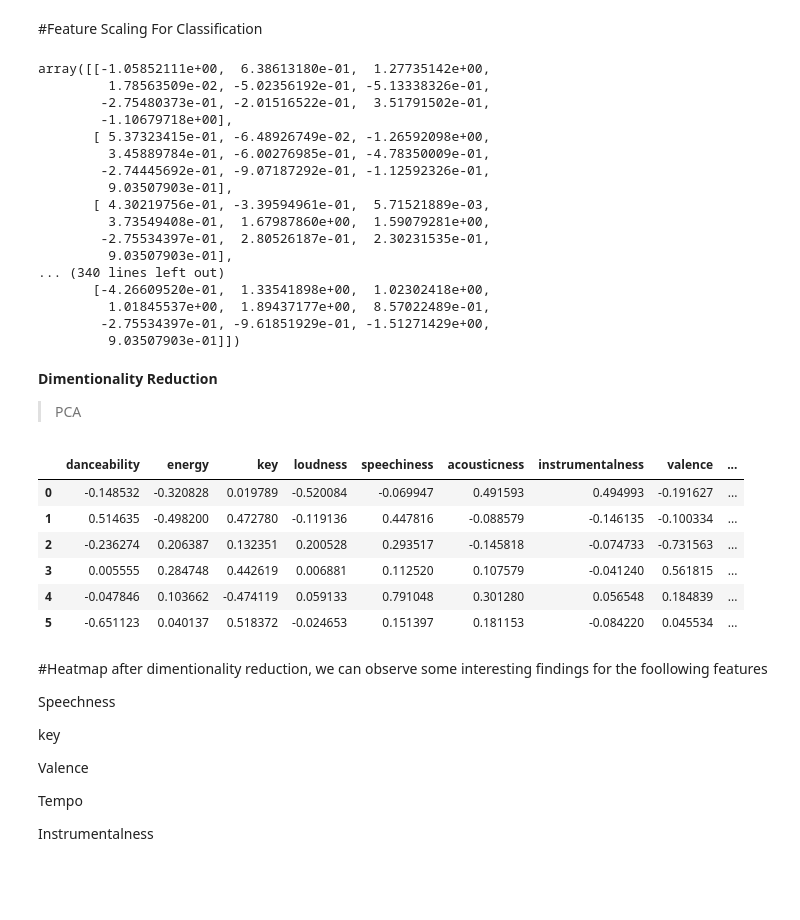
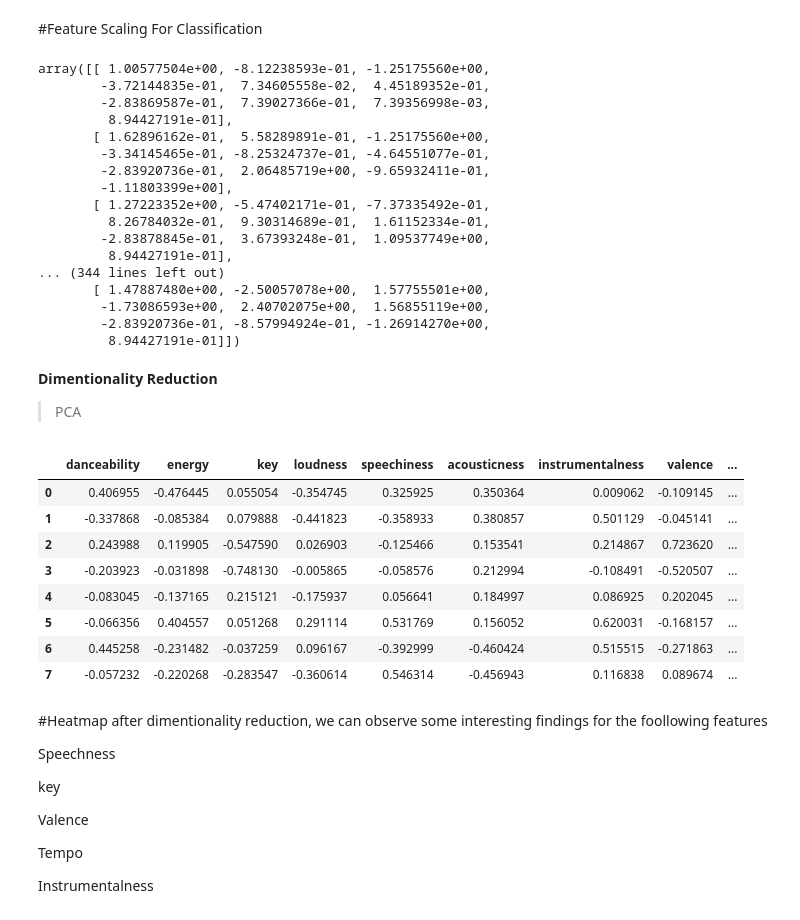
Before and after one commit to mosh98/spotify_dataset_exploration, a Jupyter notebook: Classifier_spotify_habits.ipynb, the cells around one changed output. Cells and saved outputs as stored; diff of their text form; code cells hidden in the pictures; blank space fills up the shorter version.

```diff
--- a/Classifier_spotify_habits.ipynb
+++ b/Classifier_spotify_habits.ipynb
@@ -110,3 +128,6 @@ liked_columns
 # %%
 df['time_signature'] = pd.DataFrame(np.ones( (df.shape[0],1) ), index = df.index )
-df
+likedSong = df.replace({1.0:None})
+likedSong = likedSong.replace({None:1})
+
+#df
@@ -113,2 +157,5 @@ df
 # %%
 df_song_i_dont_like['time_signature'] = pd.DataFrame(np.zeros( (df_song_i_dont_like.shape[0],1) ), index = df_song_i_dont_like.index )
+#df_song_i_dont_like = df.replace(1.0,1,inplace=True)
+df_song_i_dont_like = df_song_i_dont_like.replace({0.0:None})
+df_song_i_dont_like = df_song_i_dont_like.replace({None:0})
@@ -116,7 +183,7 @@ df_song_i_dont_like['time_signature'] = pd.DataFrame(np.zeros( (df_song_i_dont_l
 #Concat the the two dataframe with shuffle
 # %%
 #Big data ;)
-bigdata = df.append(df_song_i_dont_like, ignore_index=True)
+bigdata = likedSong.append(df_song_i_dont_like, ignore_index=True)
 bigdata= bigdata.sample(frac=1).reset_index(drop=True)
 bigdata
 # %% [output]
@@ -198,23 +268,23 @@ data_standardized = scaler.fit_transform(new_data)
 
 data_standardized
 # %% [output]
-array([[-1.05852111e+00,  6.38613180e-01,  1.27735142e+00,
-         1.78563509e-02, -5.02356192e-01, -5.13338326e-01,
-        -2.75480373e-01, -2.01516522e-01,  3.51791502e-01,
-        -1.10679718e+00],
-       [ 5.37323415e-01, -6.48926749e-02, -1.26592098e+00,
-         3.45889784e-01, -6.00276985e-01, -4.78350009e-01,
-        -2.74445692e-01, -9.07187292e-01, -1.12592326e-01,
-         9.03507903e-01],
-       [ 4.30219756e-01, -3.39594961e-01,  5.71521889e-03,
-         3.73549408e-01,  1.67987860e+00,  1.59079281e+00,
-        -2.75534397e-01,  2.80526187e-01,  2.30231535e-01,
-         9.03507903e-01],
-... (340 lines left out)
-       [-4.26609520e-01,  1.33541898e+00,  1.02302418e+00,
-         1.01845537e+00,  1.89437177e+00,  8.57022489e-01,
-        -2.75534397e-01, -9.61851929e-01, -1.51271429e+00,
-         9.03507903e-01]])
+array([[ 1.00577504e+00, -8.12238593e-01, -1.25175560e+00,
+        -3.72144835e-01,  7.34605558e-02,  4.45189352e-01,
+        -2.83869587e-01,  7.39027366e-01,  7.39356998e-03,
+         8.94427191e-01],
+       [ 1.62896162e-01,  5.58289891e-01, -1.25175560e+00,
+        -3.34145465e-01, -8.25324737e-01, -4.64551077e-01,
+        -2.83920736e-01,  2.06485719e+00, -9.65932411e-01,
+        -1.11803399e+00],
+       [ 1.27223352e+00, -5.47402171e-01, -7.37335492e-01,
+         8.26784032e-01,  9.30314689e-01,  1.61152334e-01,
+        -2.83878845e-01,  3.67393248e-01,  1.09537749e+00,
+         8.94427191e-01],
+... (344 lines left out)
+       [ 1.47887480e+00, -2.50057078e+00,  1.57755501e+00,
+        -1.73086593e+00,  2.40702075e+00,  1.56855119e+00,
+        -2.83920736e-01, -8.57994924e-01, -1.26914270e+00,
+         8.94427191e-01]])
 # %% [markdown]
 **Dimentionality Reduction**
 
@@ -222,20 +292,23 @@ array([[-1.05852111e+00,  6.38613180e-01,  1.27735142e+00,
 > PCA
 # %%
 from sklearn.decomposition import PCA
-pca = PCA(n_components = 6)
+pca = PCA(n_components = 8)
 pca.fit(data_standardized)
 pca.transform(data_standardized)
 
 col = list(new_data.columns)
 
 df_principal_components = pd.DataFrame(pca.components_, columns=col)
 df_principal_components
+#plt.scatter.plot()
 # %% [output]
 |  | danceability | energy | key | loudness | speechiness | acousticness | instrumentalness | valence | ... |
-| 0 | -0.148532 | -0.320828 | 0.019789 | -0.520084 | -0.069947 | 0.491593 | 0.494993 | -0.191627 | ... |
-| 1 | 0.514635 | -0.498200 | 0.472780 | -0.119136 | 0.447816 | -0.088579 | -0.146135 | -0.100334 | ... |
-| 2 | -0.236274 | 0.206387 | 0.132351 | 0.200528 | 0.293517 | -0.145818 | -0.074733 | -0.731563 | ... |
-| 3 | 0.005555 | 0.284748 | 0.442619 | 0.006881 | 0.112520 | 0.107579 | -0.041240 | 0.561815 | ... |
-| 4 | -0.047846 | 0.103662 | -0.474119 | 0.059133 | 0.791048 | 0.301280 | 0.056548 | 0.184839 | ... |
-| 5 | -0.651123 | 0.040137 | 0.518372 | -0.024653 | 0.151397 | 0.181153 | -0.084220 | 0.045534 | ... |
+| 0 | 0.406955 | -0.476445 | 0.055054 | -0.354745 | 0.325925 | 0.350364 | 0.009062 | -0.109145 | ... |
+| 1 | -0.337868 | -0.085384 | 0.079888 | -0.441823 | -0.358933 | 0.380857 | 0.501129 | -0.045141 | ... |
+| 2 | 0.243988 | 0.119905 | -0.547590 | 0.026903 | -0.125466 | 0.153541 | 0.214867 | 0.723620 | ... |
+| 3 | -0.203923 | -0.031898 | -0.748130 | -0.005865 | -0.058576 | 0.212994 | -0.108491 | -0.520507 | ... |
+| 4 | -0.083045 | -0.137165 | 0.215121 | -0.175937 | 0.056641 | 0.184997 | 0.086925 | 0.202045 | ... |
+| 5 | -0.066356 | 0.404557 | 0.051268 | 0.291114 | 0.531769 | 0.156052 | 0.620031 | -0.168157 | ... |
+| 6 | 0.445258 | -0.231482 | -0.037259 | 0.096167 | -0.392999 | -0.460424 | 0.515515 | -0.271863 | ... |
+| 7 | -0.057232 | -0.220268 | -0.283547 | -0.360614 | 0.546314 | -0.456943 | 0.116838 | 0.089674 | ... |
 # %%
```
Also changed, not shown: parts of 12 cells of this notebook.
